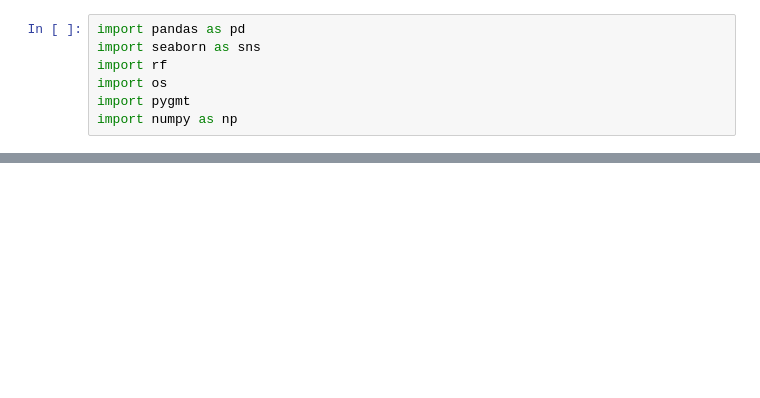
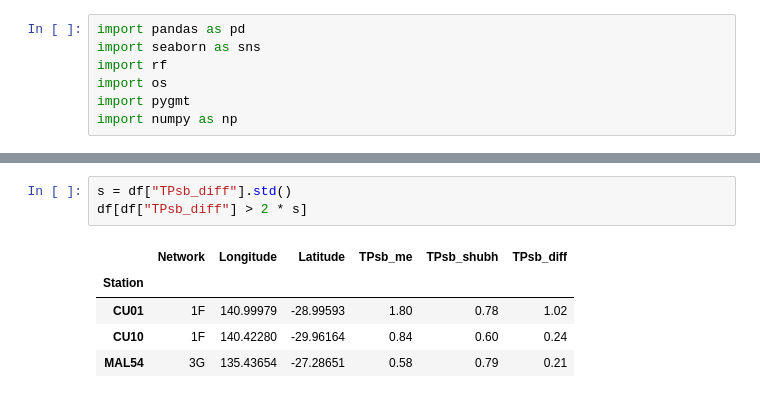
Before and after one commit to auggiemarignier/AusSedThick, a Jupyter notebook: SA_TPsb.ipynb, the cells around one changed output, grey strips where cells are left out. Drawn from its saved outputs; the diff is of its cells as text; blank space fills up the shorter version.

```diff
--- a/SA_TPsb.ipynb
+++ b/SA_TPsb.ipynb
@@ -107,0 +106,9 @@ ax.plot([0, 1], [0, 1], "k--")
+# %%
+s = df["TPsb_diff"].std()
+df[df["TPsb_diff"] > 2 * s]
+# %% [output]
+|  | Network | Longitude | Latitude | TPsb_me | TPsb_shubh | TPsb_diff |
+| Station |  |  |  |  |  |  |
+| CU01 | 1F | 140.99979 | -28.99593 | 1.80 | 0.78 | 1.02 |
+| CU10 | 1F | 140.42280 | -29.96164 | 0.84 | 0.60 | 0.24 |
+| MAL54 | 3G | 135.43654 | -27.28651 | 0.58 | 0.79 | 0.21 |
```
Also changed, not shown: parts of 6 cells of this notebook.
